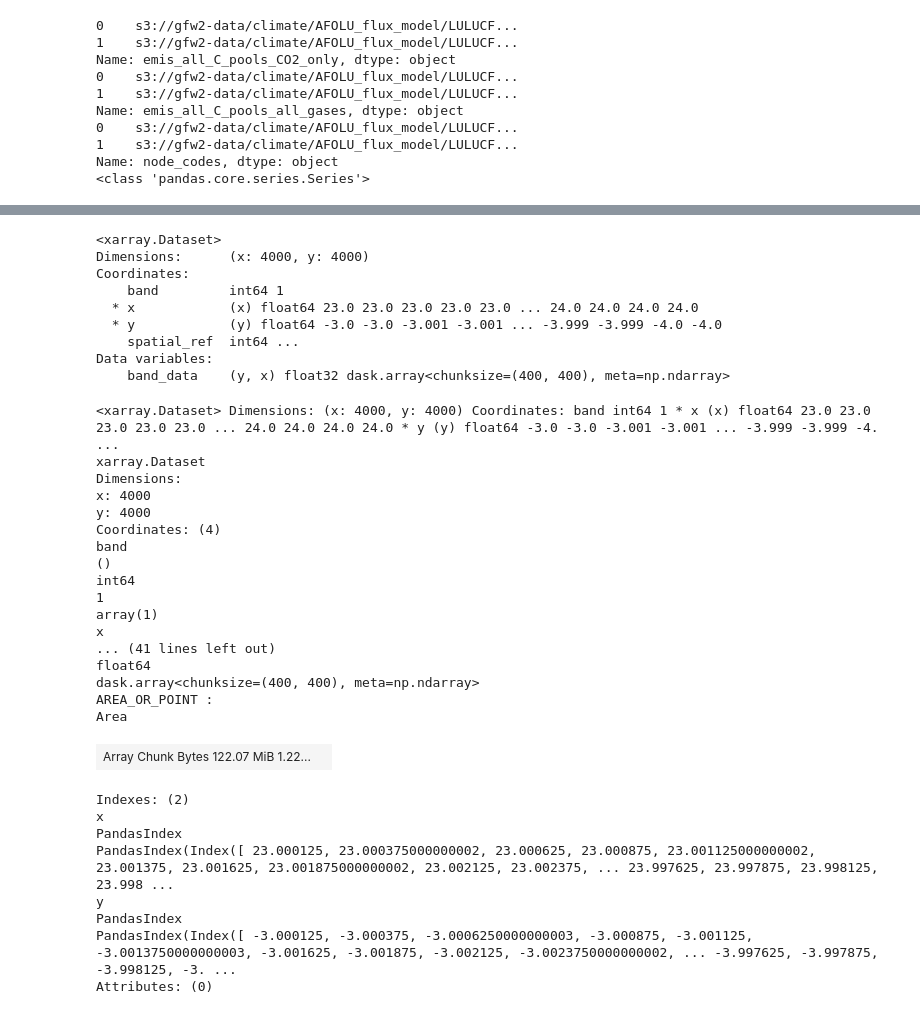
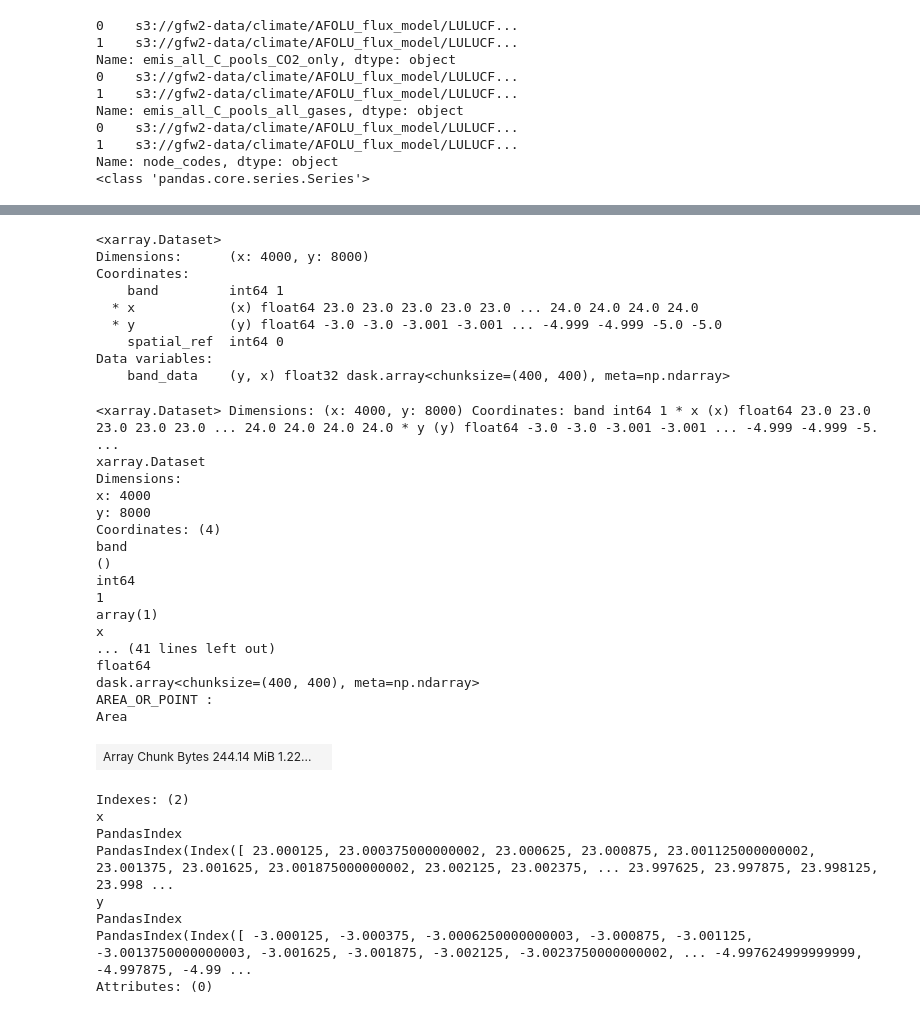
Before and after one commit to erin-glen/AFOLU_GHG_flux_model, a Jupyter notebook: src/LULUCF/scripts/zonal_statistics/LULUCF_output_zonal_stats_20250506.ipynb, the cells around one changed output, grey strips where cells are left out. Drawn from its saved outputs; the diff is of its cells as text; code cells hidden in the pictures.

```diff
--- a/src/LULUCF/scripts/zonal_statistics/LULUCF_output_zonal_stats_20250506.ipynb
+++ b/src/LULUCF/scripts/zonal_statistics/LULUCF_output_zonal_stats_20250506.ipynb
@@ -74,8 +84,9 @@ Name: emis_all_C_pools_all_gases, dtype: object
 Name: node_codes, dtype: object
 <class 'pandas.core.series.Series'>
 # %%
-gross_emis_CO2_only_tile_uri = pd.Series(["s3://gfw2-data/climate/AFOLU_flux_model/LULUCF/outputs/version_0_3_1/gross_emissions__all_C_pools__CO2_only__MgCO2/standard_model/annual_intervals/2016_2017/_pixel_yr/4000_pixels/20250502/00N_020E__23_-4_24_-3__gross_emissions__all_C_pools__CO2_only__MgCO2_pixel_yr_2015_2016.tif"], name = 'emis_all_C_pools')
-node_tile_uri = pd.Series(["s3://gfw2-data/climate/AFOLU_flux_model/LULUCF/outputs/version_0_3_1/land_state_node/standard_model/annual_intervals/2015_2016/4000_pixels/20250502/00N_020E__23_-4_24_-3__land_state_node_2015_2016.tif"], name = 'node_codes')
+gross_emis_CO2_only_tile_uri = pd.Series(["s3://gfw2-data/climate/AFOLU_flux_model/LULUCF/outputs/version_0_3_2/gross_emissions__all_C_pools__CO2_only__MgCO2/standard_model/annual_intervals/2016_2017/_pixel_yr/4000_pixels/20250507/00N_020E__23_-4_24_-3__gross_emissions__all_C_pools__CO2_only__MgCO2_pixel_yr_2015_2016.tif"], name = 'emis_all_C_pools_CO2_only')
+gross_emis_all_gases_tile_uri = pd.Series(["s3://gfw2-data/climate/AFOLU_flux_model/LULUCF/outputs/version_0_3_2/gross_emissions__all_C_pools__all_gases__MgCO2e/standard_model/annual_intervals/2016_2017/_pixel_yr/4000_pixels/20250507/00N_020E__23_-4_24_-3__gross_emissions__all_C_pools__all_gases__MgCO2e_pixel_yr_2015_2016.tif"], name = 'emis_all_C_pools_all_gases')
+node_tile_uri = pd.Series(["s3://gfw2-data/climate/AFOLU_flux_model/LULUCF/outputs/version_0_3_1/land_state_node/standard_model/annual_intervals/2015_2016/4000_pixels/20250507/00N_020E__23_-4_24_-3__land_state_node_2015_2016.tif"], name = 'node_codes')
 print(gross_emis_CO2_only_tile_uri)
 print(node_tile_uri)
 print(type(emis_tile_uri))
@@ -143,42 +191,42 @@ ValueError: Could not find any dimension coordinates to use to order the dataset
 # %%
-emis_sub, nodes_aligned = xr.align(emis, nodes, join="inner")
-print(emis_sub)
+gross_emis_CO2_only_sub, nodes_aligned = xr.align(gross_emis_CO2_only, nodes, join="inner")
+print(gross_emis_CO2_only_sub)
 nodes_aligned
 # %% [output]
 <xarray.Dataset>
-Dimensions:      (x: 4000, y: 4000)
+Dimensions:      (x: 4000, y: 8000)
 Coordinates:
     band         int64 1
   * x            (x) float64 23.0 23.0 23.0 23.0 23.0 ... 24.0 24.0 24.0 24.0
-  * y            (y) float64 -3.0 -3.0 -3.001 -3.001 ... -3.999 -3.999 -4.0 -4.0
-    spatial_ref  int64 ...
+  * y            (y) float64 -3.0 -3.0 -3.001 -3.001 ... -4.999 -4.999 -5.0 -5.0
+    spatial_ref  int64 0
 Data variables:
     band_data    (y, x) float32 dask.array<chunksize=(400, 400), meta=np.ndarray>
-<xarray.Dataset> Dimensions: (x: 4000, y: 4000) Coordinates: band int64 1 * x (x) float64 23.0 23.0 23.0 23.0 23.0 ... 24.0 24.0 24.0 24.0 * y (y) float64 -3.0 -3.0 -3.001 -3.001 ... -3.999 -3.999 -4. ...
+<xarray.Dataset> Dimensions: (x: 4000, y: 8000) Coordinates: band int64 1 * x (x) float64 23.0 23.0 23.0 23.0 23.0 ... 24.0 24.0 24.0 24.0 * y (y) float64 -3.0 -3.0 -3.001 -3.001 ... -4.999 -4.999 -5. ...
 xarray.Dataset
 Dimensions:
 x: 4000
-y: 4000
+y: 8000
 Coordinates: (4)
 band
 ()
 int64
 1
 array(1)
 x
 ... (41 lines left out)
 float64
 dask.array<chunksize=(400, 400), meta=np.ndarray>
 AREA_OR_POINT :
 Area
-| Array Chunk Bytes 122.07 MiB 1.22... |  |
+| Array Chunk Bytes 244.14 MiB 1.22... |  |
 Indexes: (2)
 x
 PandasIndex
 PandasIndex(Index([ 23.000125, 23.000375000000002, 23.000625, 23.000875, 23.001125000000002, 23.001375, 23.001625, 23.001875000000002, 23.002125, 23.002375, ... 23.997625, 23.997875, 23.998125, 23.998 ...
 y
 PandasIndex
-PandasIndex(Index([ -3.000125, -3.000375, -3.0006250000000003, -3.000875, -3.001125, -3.0013750000000003, -3.001625, -3.001875, -3.002125, -3.0023750000000002, ... -3.997625, -3.997875, -3.998125, -3. ...
+PandasIndex(Index([ -3.000125, -3.000375, -3.0006250000000003, -3.000875, -3.001125, -3.0013750000000003, -3.001625, -3.001875, -3.002125, -3.0023750000000002, ... -4.997624999999999, -4.997875, -4.99 ...
 Attributes: (0)
 # %%
 node_data = nodes_aligned.band_data
```
Also changed, not shown: parts of 15 cells of this notebook, 7 other files.
